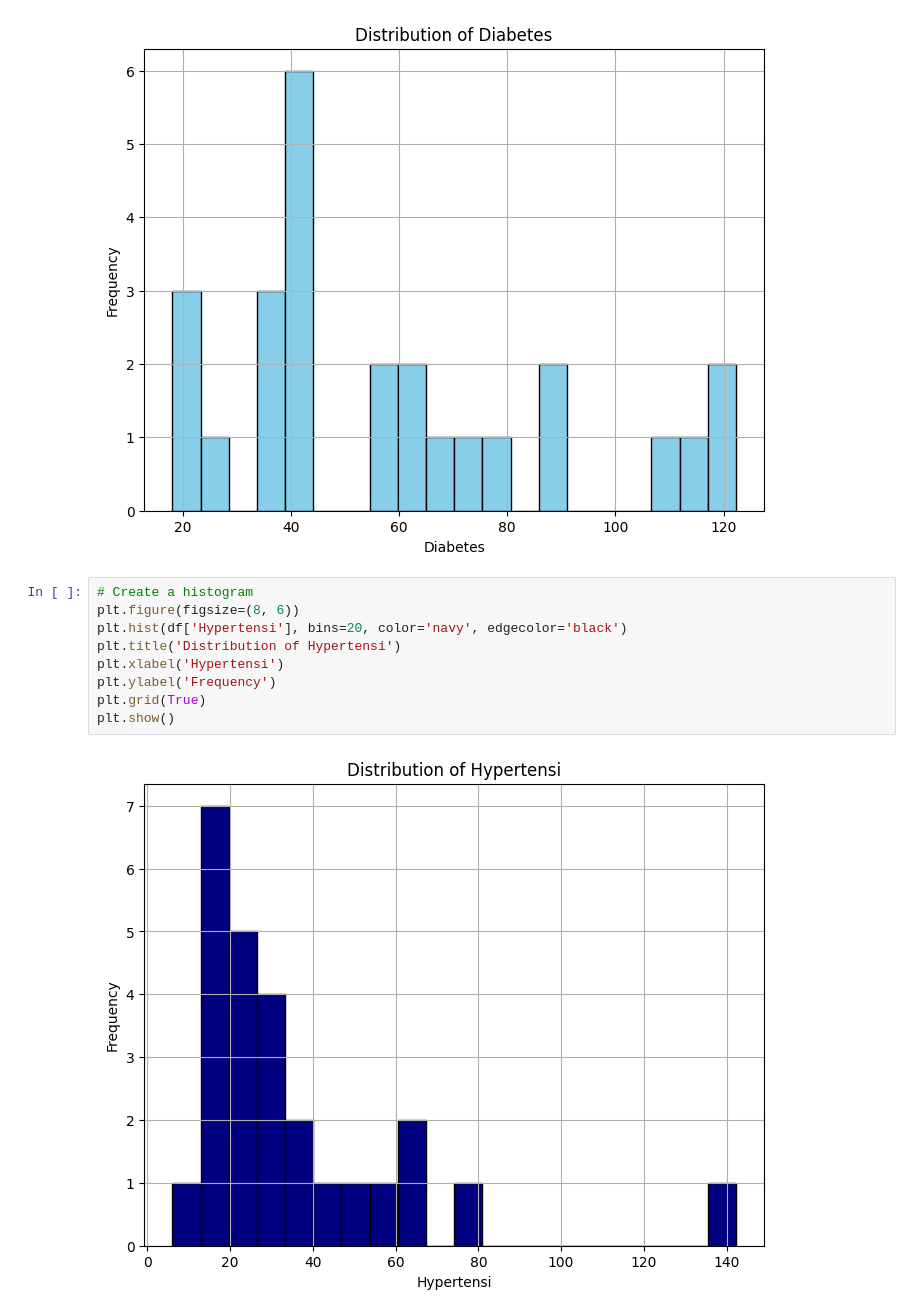
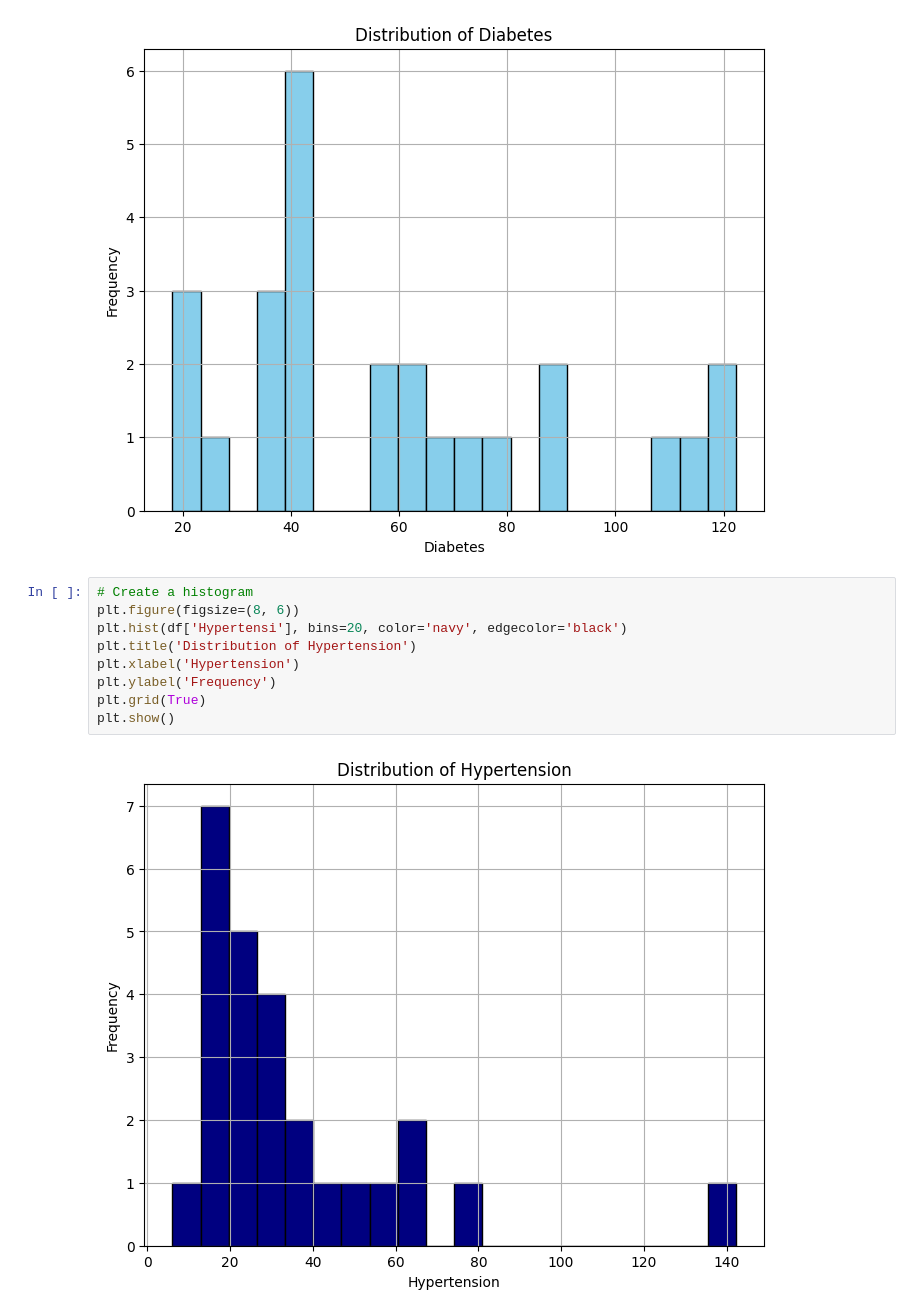
Before and after one commit to Alyssasorensen/HHA507class3, a Jupyter notebook: datasci_3_eda.ipynb, the cells around one changed output. Cells and saved outputs as stored; diff of their text form.

```diff
--- a/datasci_3_eda.ipynb
+++ b/datasci_3_eda.ipynb
@@ -112,11 +112,11 @@ plt.show()
 # %%
 # Create a histogram
 plt.figure(figsize=(8, 6))
 plt.hist(df['Hypertensi'], bins=20, color='navy', edgecolor='black')
-plt.title('Distribution of Hypertensi')
-plt.xlabel('Hypertensi')
+plt.title('Distribution of Hypertension')
+plt.xlabel('Hypertension')
 plt.ylabel('Frequency')
 plt.grid(True)
 plt.show()
 # %% [output]
-[figure, old version]
+[figure, new version]
```
Also changed, not shown: parts of 3 cells of this notebook.
